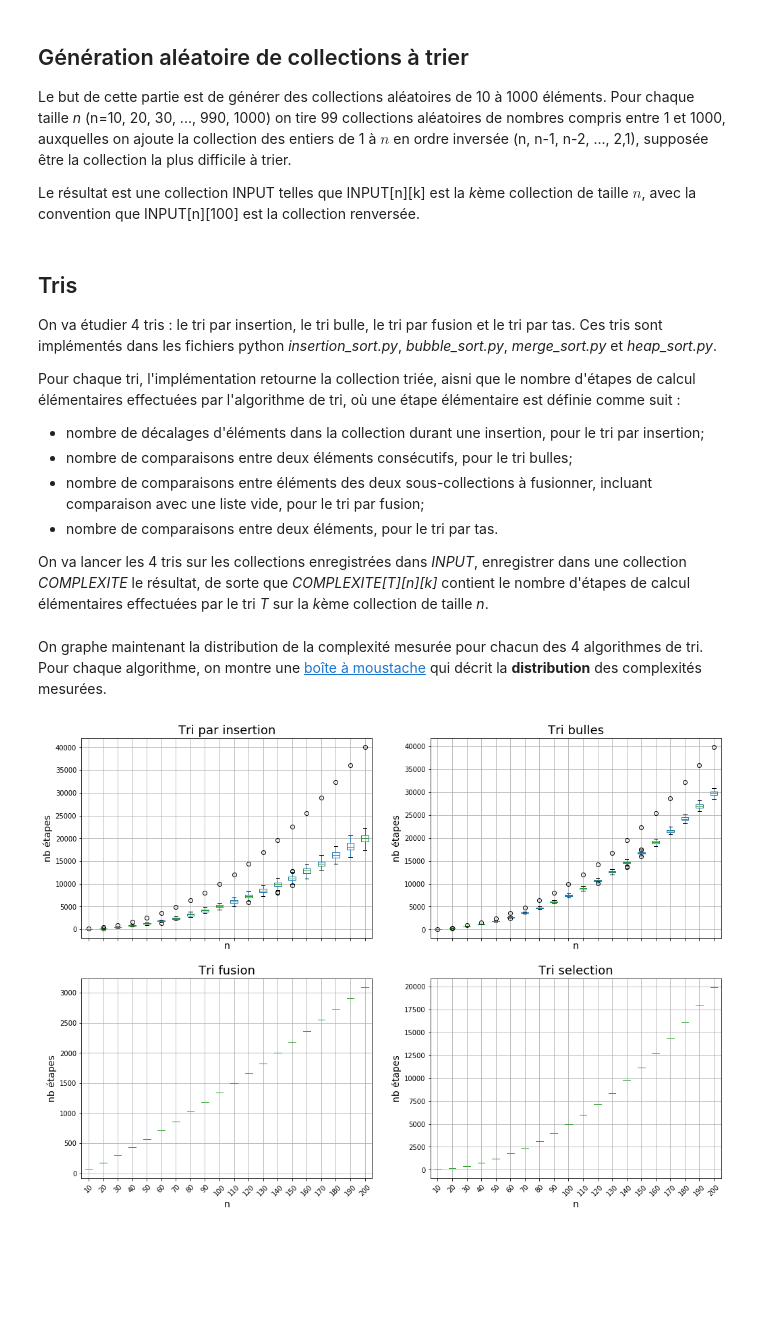
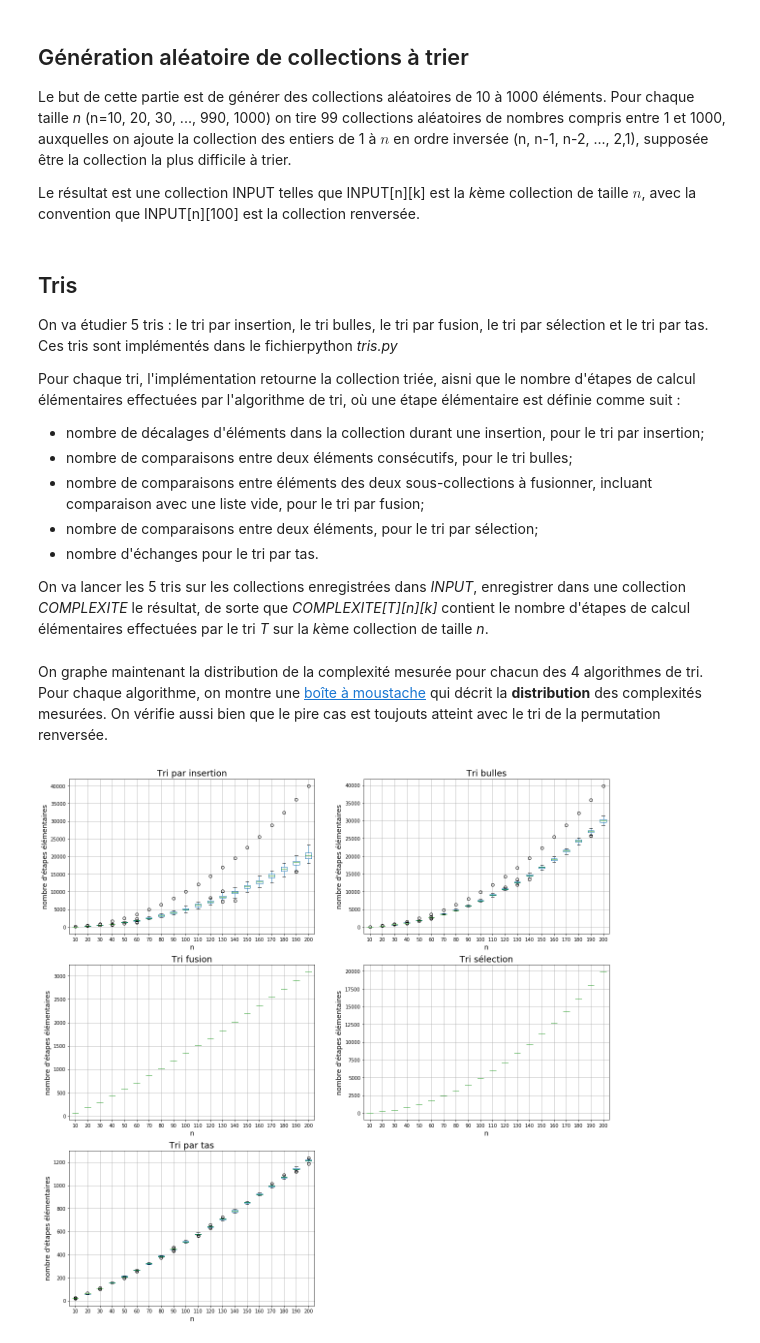
Before and after one commit to cchauve/DIU_2019, a Jupyter notebook: 16052019_Complexite_Tri/Comparaison_Tris.ipynb, the cells around one changed output. Cells and saved outputs as stored; diff of their text form; code cells hidden in the pictures; blank space fills up the shorter version.

```diff
--- a/16052019_Complexite_Tri/Comparaison_Tris.ipynb
+++ b/16052019_Complexite_Tri/Comparaison_Tris.ipynb
@@ -36,55 +37,57 @@ for n in INPUT.keys():
 # %% [markdown]
 ## Tris
 
-On va étudier 4 tris : le tri par insertion, le tri bulle, le tri par fusion et le tri par tas. Ces tris sont implémentés dans les fichiers python *insertion_sort.py*, *bubble_sort.py*, *merge_sort.py* et *heap_sort.py*.
+On va étudier 5 tris : le tri par insertion, le tri bulles, le tri par fusion, le tri par sélection  et le tri par tas. Ces tris sont implémentés dans le fichierpython *tris.py*
 
 Pour chaque tri, l'implémentation retourne la collection triée, aisni que le nombre d'étapes de calcul élémentaires effectuées par l'algorithme de tri, où une étape élémentaire est définie comme suit :
 - nombre de décalages d'éléments dans la collection durant une insertion, pour le tri par insertion;
 - nombre de comparaisons entre deux éléments consécutifs, pour le tri bulles;
 - nombre de comparaisons entre éléments des deux sous-collections à fusionner, incluant comparaison avec une liste vide, pour le tri par fusion;
-- nombre de comparaisons entre deux éléments, pour le tri par tas.
+- nombre de comparaisons entre deux éléments, pour le tri par sélection;
+- nombre d'échanges pour le tri par tas.
 
-On va lancer les 4 tris sur les collections enregistrées dans *INPUT*, enregistrer dans une collection *COMPLEXITE* le résultat, de sorte que *COMPLEXITE[T][n][k]* contient le nombre d'étapes de calcul élémentaires effectuées par le tri *T* sur la *k*ème collection de taille *n*.
+On va lancer les 5 tris sur les collections enregistrées dans *INPUT*, enregistrer dans une collection *COMPLEXITE* le résultat, de sorte que *COMPLEXITE[T][n][k]* contient le nombre d'étapes de calcul élémentaires effectuées par le tri *T* sur la *k*ème collection de taille *n*.
 # %%
 # Dictionnaire des algorithmes de tri
-LISTE_TRIS = {'insertion': triInsertion, 'bulles': triBulle, 'fusion': triFusion, 'selection': triSelection}
+DICT_TRIS = {'insertion': triInsertion, 'bulles': triBulle, 'fusion': triFusion, 'selection': triSelection, 'tas': triParTas}
 # Complexités observées expérimentalement
-COMPLEXITE = {tri: {n: {} for n in LISTE_N} for tri in LISTE_TRIS.keys()}
+COMPLEXITE = {tri: {n: {} for n in LISTE_N} for tri in DICT_TRIS.keys()}
 
 for n in LISTE_N:
     for k in INPUT[n].keys():
-        for tri in LISTE_TRIS.keys():
+        for tri in DICT_TRIS.keys():
             # On recopie la collection à trier car les algorithmes de tri modifient la collection initiale
             unsorted_collection = INPUT[n][k][:]
             # On trie
-            nb_steps = LISTE_TRIS[tri](unsorted_collection)
+            nb_steps = DICT_TRIS[tri](unsorted_collection)
             COMPLEXITE[tri][n][k] = nb_steps
 # Création d'une data frame pandas
 DF_COMPLEXITE = pd.DataFrame.from_dict(COMPLEXITE)
 # %% [markdown]
 On graphe maintenant la distribution de la complexité mesurée pour chacun des 4 algorithmes de tri. Pour chaque algorithme, on montre une <a href="https://fr.wikipedia.org/wiki/Bo%C3%AEte_%C3%A0_moustaches">boîte à moustache</a> qui décrit la **distribution** des complexités mesurées.
+On vérifie aussi bien que le pire cas est toujouts atteint avec le tri de la permutation renversée.
 # %%
-fig1, ax1 = plt.subplots(2,2,figsize=(17,12), sharex=True)
+# Parametres de la figure
+fig1, ax1 = plt.subplots(3,2,figsize=(20,20))
 TITLE_FONT = 18
 LABEL_FONT = 14
-X_ROT      = 45
-
+X_ROT      = 0
 for ax in ax1.flat:
     ax.set_xlabel('n', fontsize=LABEL_FONT)
-    ax.set_ylabel('nb étapes', fontsize=LABEL_FONT)
+    ax.set_ylabel('nombre d\'étapes élémentaires', fontsize=LABEL_FONT)
 
+# Affichage des résultats par tri
 DF_COMPLEXITE['insertion'].apply(lambda x: pd.Series(x)).T.boxplot(rot=X_ROT, ax=ax1[0,0])
 ax1[0,0].set_title('Tri par insertion', fontsize=TITLE_FONT)
-
 DF_COMPLEXITE['bulles'].apply(lambda x: pd.Series(x)).T.boxplot(rot=X_ROT, ax=ax1[0,1])
 ax1[0,1].set_title('Tri bulles', fontsize=TITLE_FONT)
-
 DF_COMPLEXITE['fusion'].apply(lambda x: pd.Series(x)).T.boxplot(rot=X_ROT, ax=ax1[1,0])
 ax1[1,0].set_title('Tri fusion', fontsize=TITLE_FONT)
-
 DF_COMPLEXITE['selection'].apply(lambda x: pd.Series(x)).T.boxplot(rot=X_ROT, ax=ax1[1,1])
-ax1[1,1].set_title('Tri selection', fontsize=TITLE_FONT)
-
+ax1[1,1].set_title('Tri sélection', fontsize=TITLE_FONT)
+DF_COMPLEXITE['tas'].apply(lambda x: pd.Series(x)).T.boxplot(rot=X_ROT, ax=ax1[2,0])
+ax1[2,0].set_title('Tri par tas', fontsize=TITLE_FONT)
+fig1.delaxes(ax1[2,1])
 plt.show()
 # %% [output]
-[figure, old version]
+[figure, new version]
```
Also changed, not shown: parts of 6 cells of this notebook, 1 other file.
